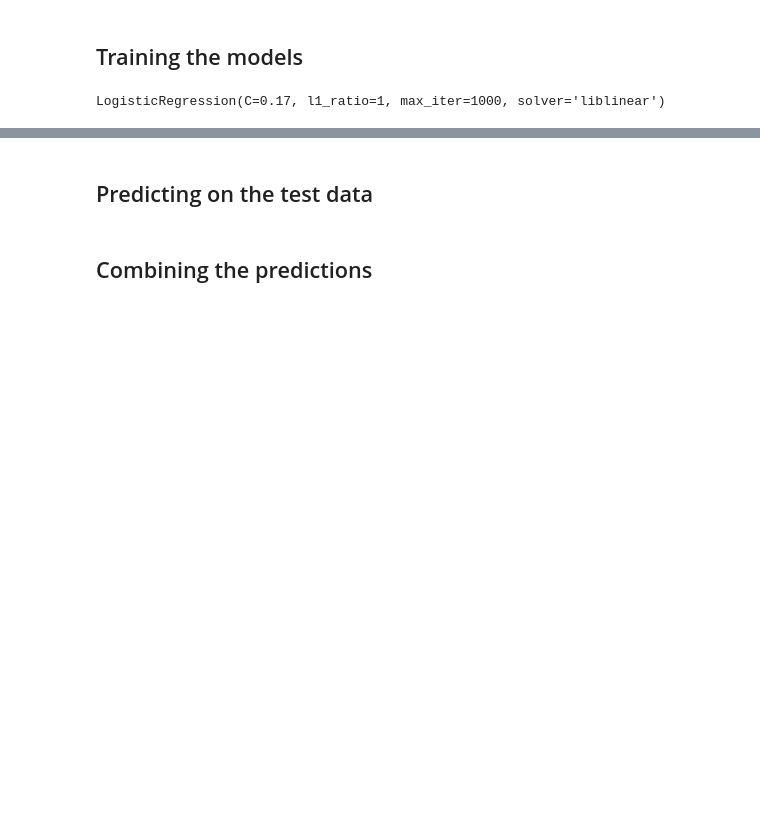
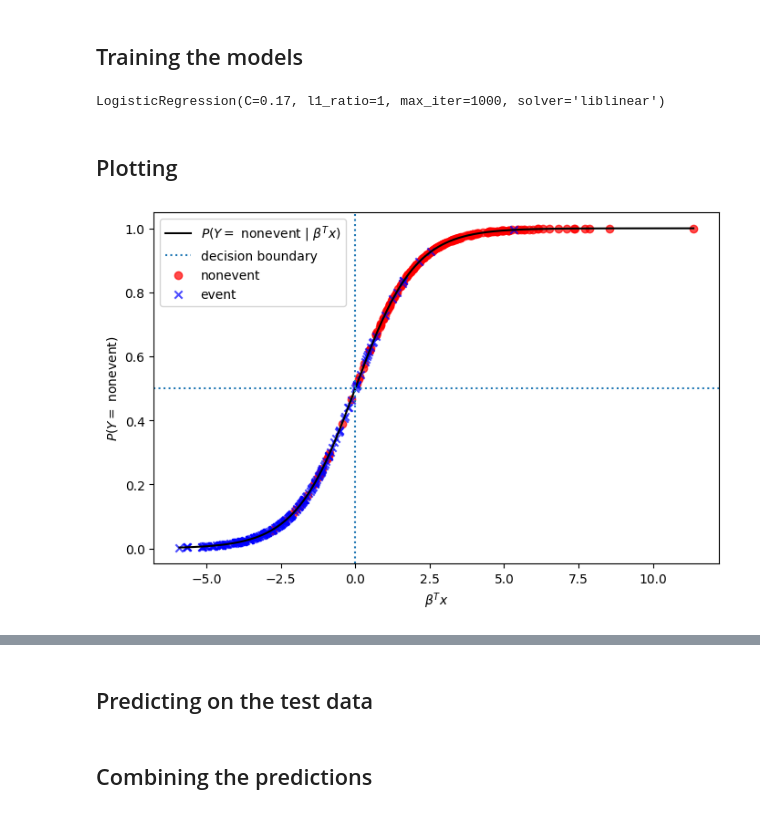
Before and after one commit to em-t/ATM4171-term-project, a Jupyter notebook: notebooks/individual_categories/submission_loglog_pca.ipynb, the cells around one changed output, grey strips where cells are left out. Cells and saved outputs as stored; diff of their text form; code cells hidden in the pictures; blank space fills up the shorter version.

```diff
--- a/notebooks/individual_categories/submission_loglog_pca.ipynb
+++ b/notebooks/individual_categories/submission_loglog_pca.ipynb
@@ -76,3 +79,19 @@ ev_ne_log_model.fit(X_train_ev_ne_pca, y2_train)
 event_log_model.fit(X_train_events_pca, y_train_events)
 # %% [output]
 LogisticRegression(C=0.17, l1_ratio=1, max_iter=1000, solver='liblinear')
+# %% [markdown]
+## Plotting
+# %%
+fig, ax = plt.subplots(figsize=(8, 5))
+plot_sigmoid(
+    ax=ax,
+    model=ev_ne_log_model,
+    X_train=X_train_ev_ne_pca,
+    y_train=y2_train,
+    target_label="nonevent",
+    inverse_label="event",
+    title=None
+)
+plt.savefig(output_dir / 'logReg_loglog_pca_class2.png')
+# %% [output]
+[figure, added]
```
Also changed, not shown: parts of 2 cells of this notebook, 8 other files.
